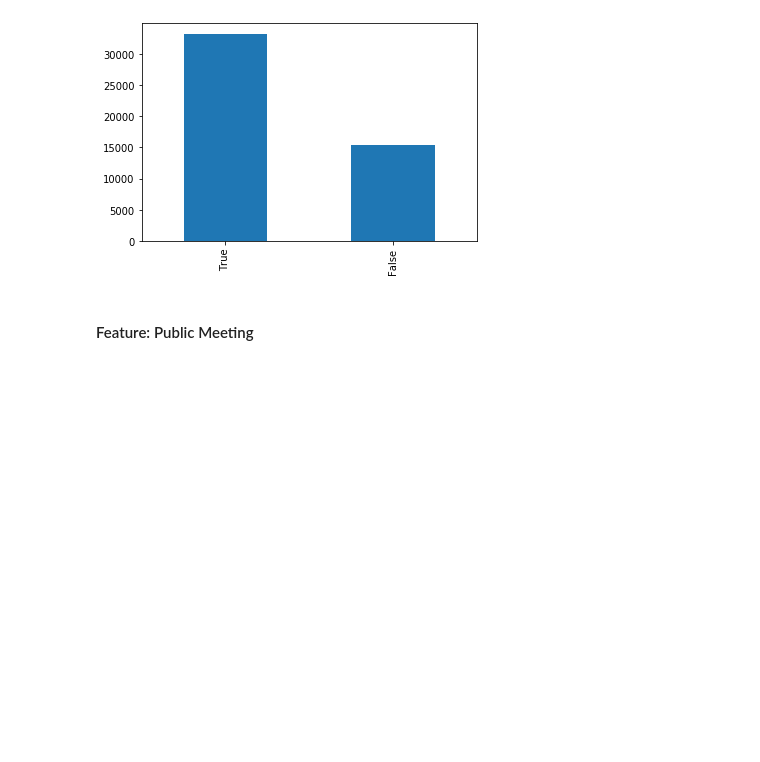
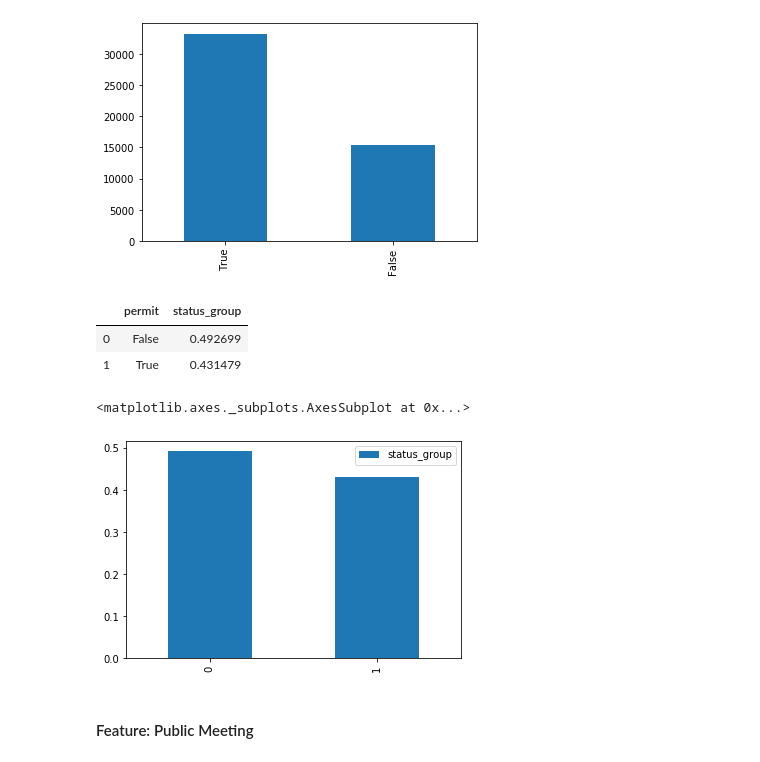
Before and after one commit to rashidbaset/Module3_Project, a Jupyter notebook: Notebooks/EDA.ipynb, the cells around one changed output. Drawn from its saved outputs; the diff is of its cells as text; code cells hidden in the pictures; blank space fills up the shorter version.

```diff
--- a/Notebooks/EDA.ipynb
+++ b/Notebooks/EDA.ipynb
@@ -219,6 +185,20 @@ df.permit.value_counts().plot(kind='bar')
 # %% [output]
 <matplotlib.axes._subplots.AxesSubplot at 0x...>
 [figure]
+# %%
+df_permit = df.groupby(['permit'],axis=0).mean()
+df_permit = df_permit.reset_index()
+df_permit = df_permit[['permit','status_group']]
+df_permit
+# %% [output]
+|  | permit | status_group |
+| 0 | False | 0.492699 |
+| 1 | True | 0.431479 |
+# %%
+df_permit.plot(kind='bar')
+# %% [output]
+<matplotlib.axes._subplots.AxesSubplot at 0x...>
+[figure, added]
 # %% [markdown]
 #### Feature: Public Meeting
 # %%
```
Also changed, not shown: parts of 6 cells of this notebook.
